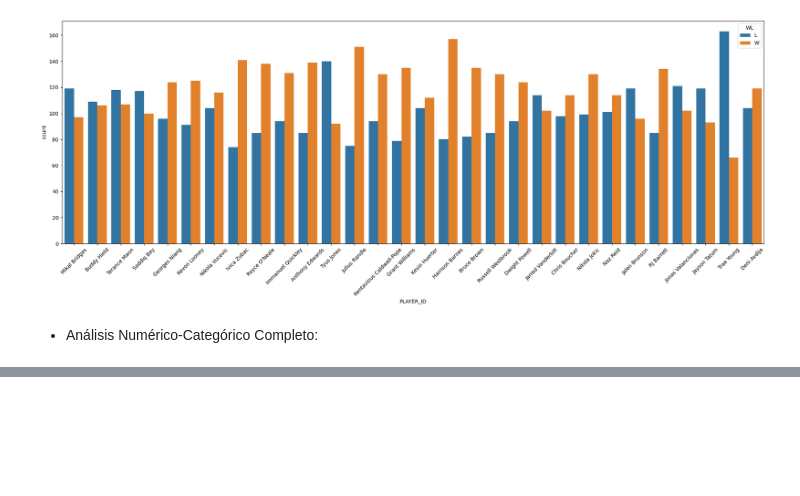
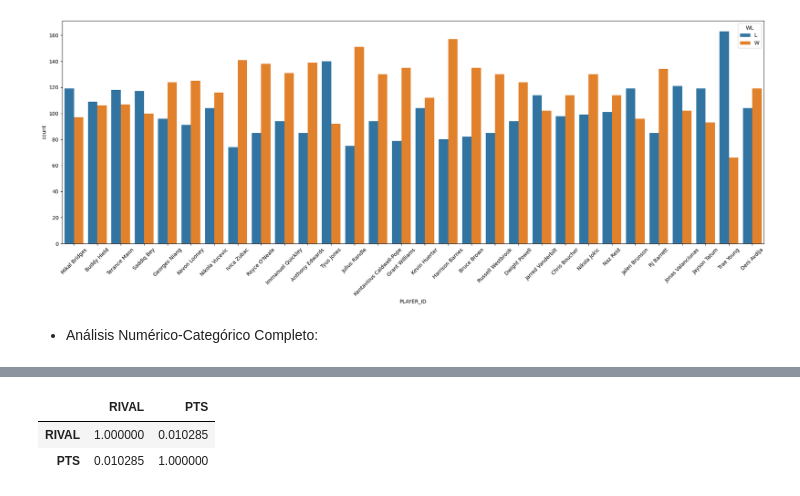
Before and after one commit to sebacent/ProyectoDS, a Jupyter notebook: src/final.ipynb, the cells around one changed output, grey strips where cells are left out. Cells and saved outputs as stored; diff of their text form; code cells hidden in the pictures; blank space fills up the shorter version.

```diff
--- a/src/final.ipynb
+++ b/src/final.ipynb
@@ -1025,0 +1053,6 @@ players_data[["WL1","PTS"]].corr(method="spearman")
+# %%
+players_data[["RIVAL","PTS"]].corr(method="spearman")
+# %% [output]
+|  | RIVAL | PTS |
+| RIVAL | 1.000000 | 0.010285 |
+| PTS | 0.010285 | 1.000000 |
```
Also changed, not shown: parts of 8 cells of this notebook.
